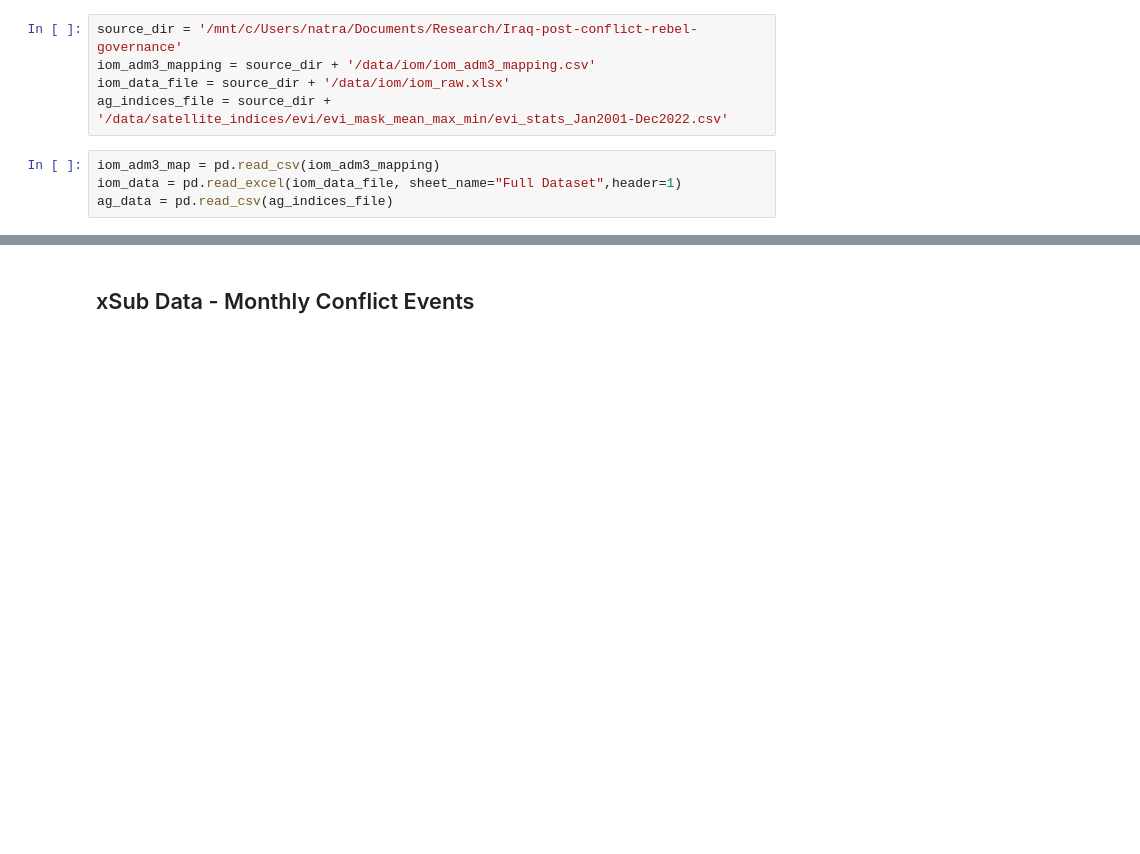
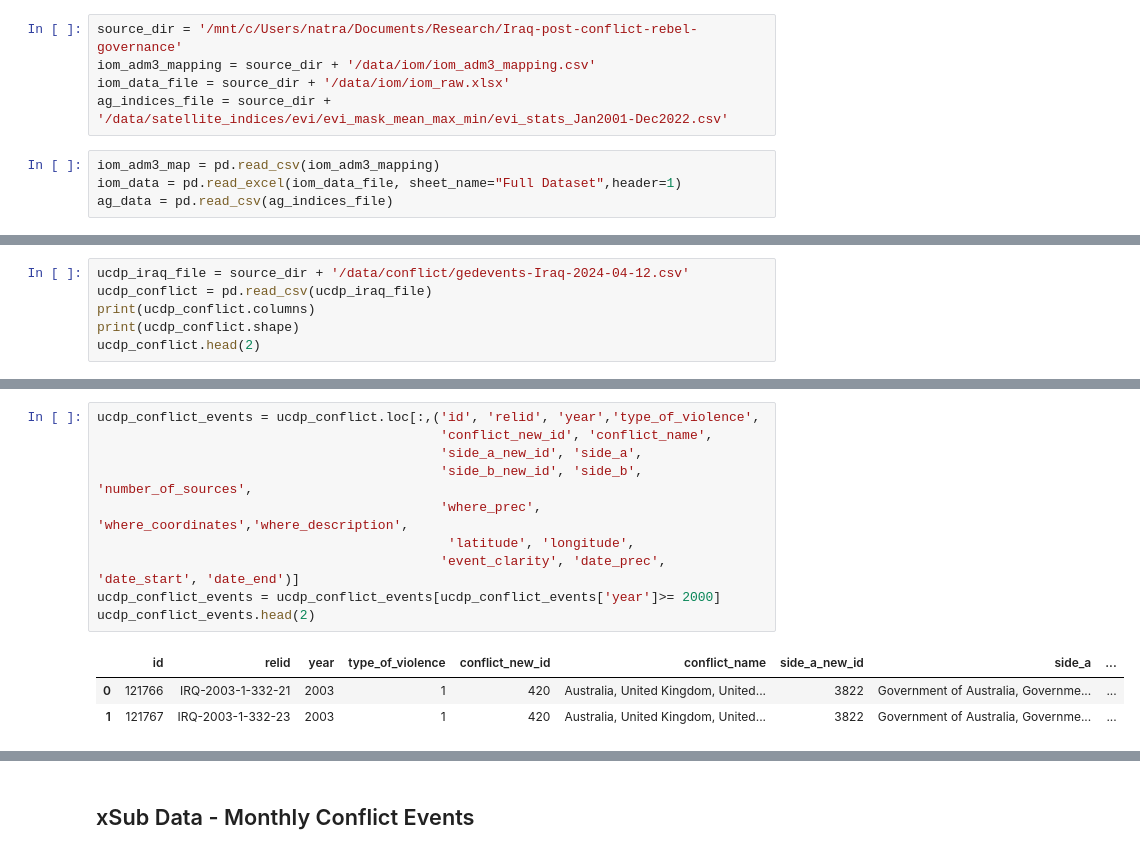
Before and after one commit to natalie-ayers/Iraq-post-conflict-rebel-governance, a Jupyter notebook: process_conflict_geoepr_data.ipynb, the cells around one changed output, grey strips where cells are left out. Cells and saved outputs as stored; diff of their text form; blank space fills up the shorter version.

```diff
--- a/process_conflict_geoepr_data.ipynb
+++ b/process_conflict_geoepr_data.ipynb
@@ -20,0 +23,6 @@ ag_data = pd.read_csv(ag_indices_file)
+# %%
+ucdp_iraq_file = source_dir + '/data/conflict/gedevents-Iraq-2024-04-12.csv'
+ucdp_conflict = pd.read_csv(ucdp_iraq_file)
+print(ucdp_conflict.columns)
+print(ucdp_conflict.shape)
+ucdp_conflict.head(2)
@@ -20,0 +47,14 @@ ag_data = pd.read_csv(ag_indices_file)
+# %%
+ucdp_conflict_events = ucdp_conflict.loc[:,('id', 'relid', 'year','type_of_violence',
+                                            'conflict_new_id', 'conflict_name',
+                                            'side_a_new_id', 'side_a',
+                                            'side_b_new_id', 'side_b', 'number_of_sources',
+                                            'where_prec', 'where_coordinates','where_description',
+                                             'latitude', 'longitude',
+                                            'event_clarity', 'date_prec', 'date_start', 'date_end')]
+ucdp_conflict_events = ucdp_conflict_events[ucdp_conflict_events['year']>= 2000]
+ucdp_conflict_events.head(2)
+# %% [output]
+|  | id | relid | year | type_of_violence | conflict_new_id | conflict_name | side_a_new_id | side_a | ... |
+| 0 | 121766 | IRQ-2003-1-332-21 | 2003 | 1 | 420 | Australia, United Kingdom, United... | 3822 | Government of Australia, Governme... | ... |
+| 1 | 121767 | IRQ-2003-1-332-23 | 2003 | 1 | 420 | Australia, United Kingdom, United... | 3822 | Government of Australia, Governme... | ... |
```
Also changed, not shown: parts of 13 cells of this notebook, 14 other files.
